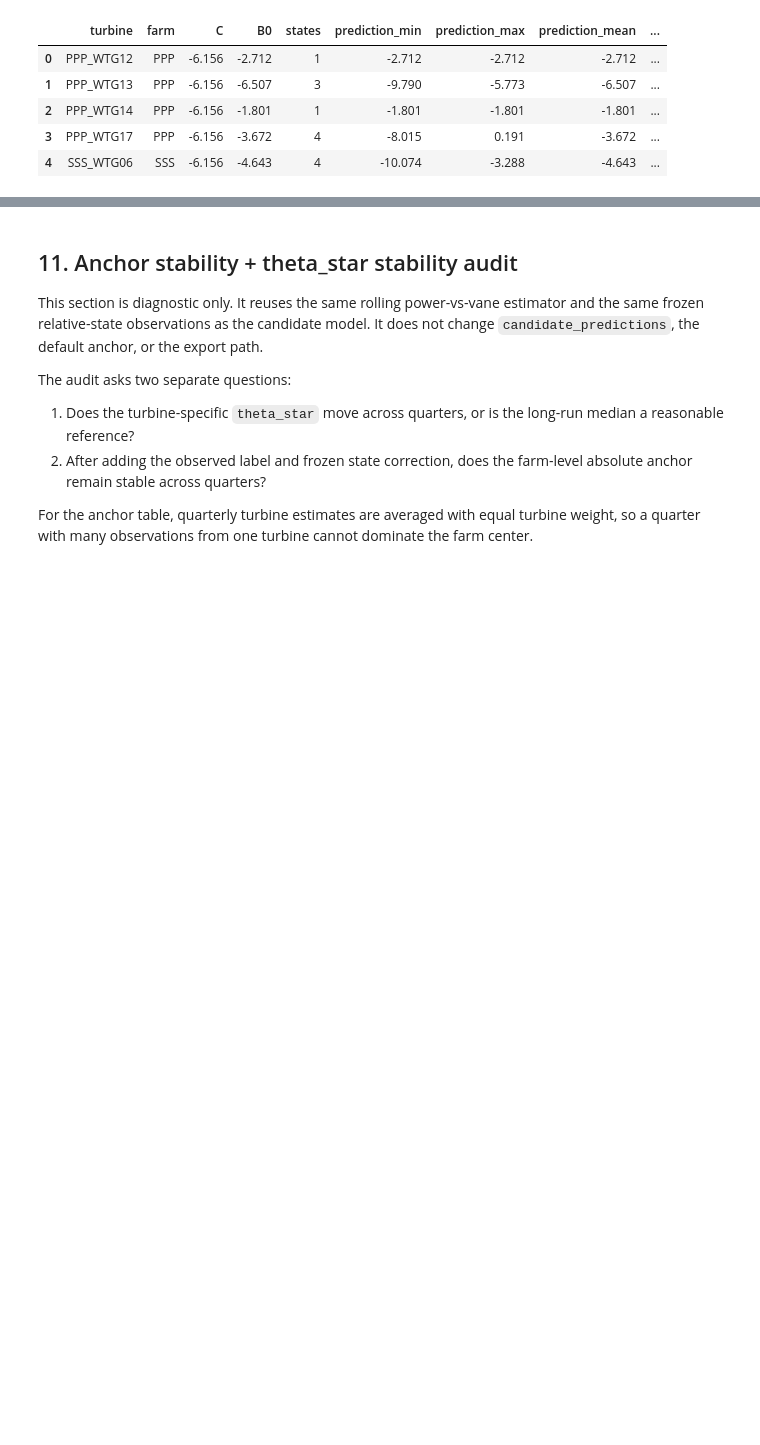
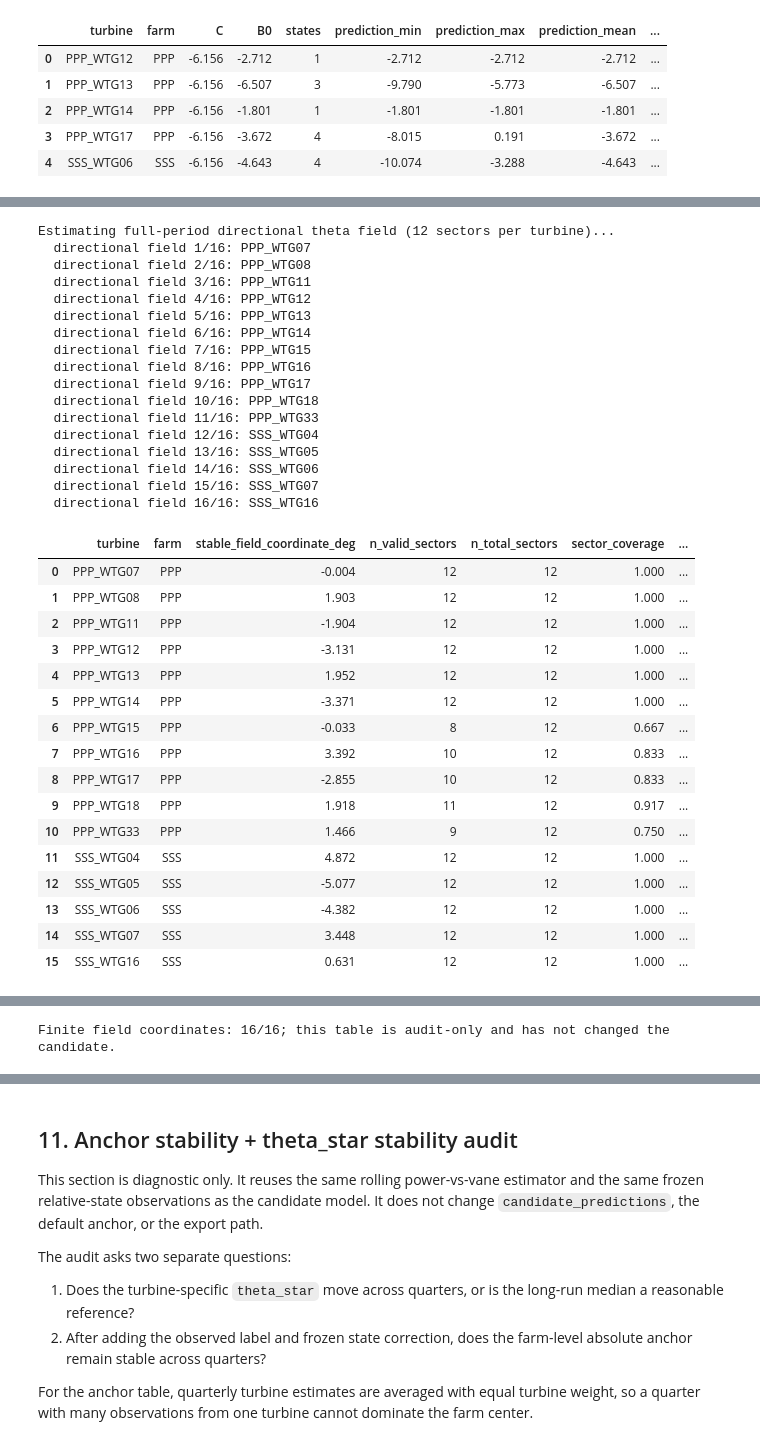
Before and after one commit to HuijiaoLuo/2026EnergyHacks_WeDoWind, a Jupyter notebook: YawMisalignment_Independent_Model_FarmAnchor_Exploration.ipynb, the cells around one changed output, grey strips where cells are left out. Saved outputs shown, nothing was run; the diff lists cells and outputs as text; code cells hidden in the pictures; blank space fills up the shorter version.

```diff
--- a/YawMisalignment_Independent_Model_FarmAnchor_Exploration.ipynb
+++ b/YawMisalignment_Independent_Model_FarmAnchor_Exploration.ipynb
@@ -1371,0 +1589,76 @@ Farm centres: {'PPP': -6.1555529139667335}
+# %%
+# Diagnostic only. These are static full-period sector estimates, not a new daily predictor.
+DIRECTIONAL_FIELD_CONFIG = DirectionalStableFieldConfig(
+    sector_width_deg=30.0,
+    wind_bin_width=1.0,
+    angle_bin_width=1.0,
+    min_samples_per_angle_bin=20,
+    min_angle_bins=8,
+    gamma_min=-30.0,
+    gamma_max=30.0,
+    min_peer_turbines=2,
+    min_valid_sectors=6,
+)
+
+print('Estimating full-period directional theta field (12 sectors per turbine)...', flush=True)
+directional_sector_theta = estimate_directional_theta_by_sector(
+    raw,
+    turbines=turbines,
+    config=DIRECTIONAL_FIELD_CONFIG,
+    progress_callback=print,
+)
+directional_sector_field, directional_field_summary, directional_coordinate = (
+    build_directional_stable_field(
+        directional_sector_theta,
+        farm_map=FARM_MAP,
+        config=DIRECTIONAL_FIELD_CONFIG,
+    )
+)
+
+directional_field_coverage = (
+    directional_sector_field.groupby(['farm', 'turbine'])['field_usable']
+    .agg(valid_sectors='sum', total_sectors='size')
+    .reset_index()
+)
+display(directional_field_summary.round(3))
+display(directional_field_coverage)
+print(
+    f'Finite field coordinates: {len(directional_coordinate)}/{len(turbines)}; '
+    'this table is audit-only and has not changed the candidate.',
+    flush=True,
+)
+# %% [output]
+Estimating full-period directional theta field (12 sectors per turbine)...
+  directional field 1/16: PPP_WTG07
+  directional field 2/16: PPP_WTG08
+  directional field 3/16: PPP_WTG11
+  directional field 4/16: PPP_WTG12
+  directional field 5/16: PPP_WTG13
+  directional field 6/16: PPP_WTG14
+  directional field 7/16: PPP_WTG15
+  directional field 8/16: PPP_WTG16
+  directional field 9/16: PPP_WTG17
+  directional field 10/16: PPP_WTG18
+  directional field 11/16: PPP_WTG33
+  directional field 12/16: SSS_WTG04
+  directional field 13/16: SSS_WTG05
+  directional field 14/16: SSS_WTG06
+  directional field 15/16: SSS_WTG07
+  directional field 16/16: SSS_WTG16
+|  | turbine | farm | stable_field_coordinate_deg | n_valid_sectors | n_total_sectors | sector_coverage | ... |
+| 0 | PPP_WTG07 | PPP | -0.004 | 12 | 12 | 1.000 | ... |
+| 1 | PPP_WTG08 | PPP | 1.903 | 12 | 12 | 1.000 | ... |
+| 2 | PPP_WTG11 | PPP | -1.904 | 12 | 12 | 1.000 | ... |
+| 3 | PPP_WTG12 | PPP | -3.131 | 12 | 12 | 1.000 | ... |
+| 4 | PPP_WTG13 | PPP | 1.952 | 12 | 12 | 1.000 | ... |
+| 5 | PPP_WTG14 | PPP | -3.371 | 12 | 12 | 1.000 | ... |
+| 6 | PPP_WTG15 | PPP | -0.033 | 8 | 12 | 0.667 | ... |
+| 7 | PPP_WTG16 | PPP | 3.392 | 10 | 12 | 0.833 | ... |
+| 8 | PPP_WTG17 | PPP | -2.855 | 10 | 12 | 0.833 | ... |
+| 9 | PPP_WTG18 | PPP | 1.918 | 11 | 12 | 0.917 | ... |
+| 10 | PPP_WTG33 | PPP | 1.466 | 9 | 12 | 0.750 | ... |
+| 11 | SSS_WTG04 | SSS | 4.872 | 12 | 12 | 1.000 | ... |
+| 12 | SSS_WTG05 | SSS | -5.077 | 12 | 12 | 1.000 | ... |
+| 13 | SSS_WTG06 | SSS | -4.382 | 12 | 12 | 1.000 | ... |
+| 14 | SSS_WTG07 | SSS | 3.448 | 12 | 12 | 1.000 | ... |
+| 15 | SSS_WTG16 | SSS | 0.631 | 12 | 12 | 1.000 | ... |
@@ -1371,0 +1682 @@ Farm centres: {'PPP': -6.1555529139667335}
+Finite field coordinates: 16/16; this table is audit-only and has not changed the candidate.
```
Also changed, not shown: parts of 21 cells of this notebook, 5 other files.
